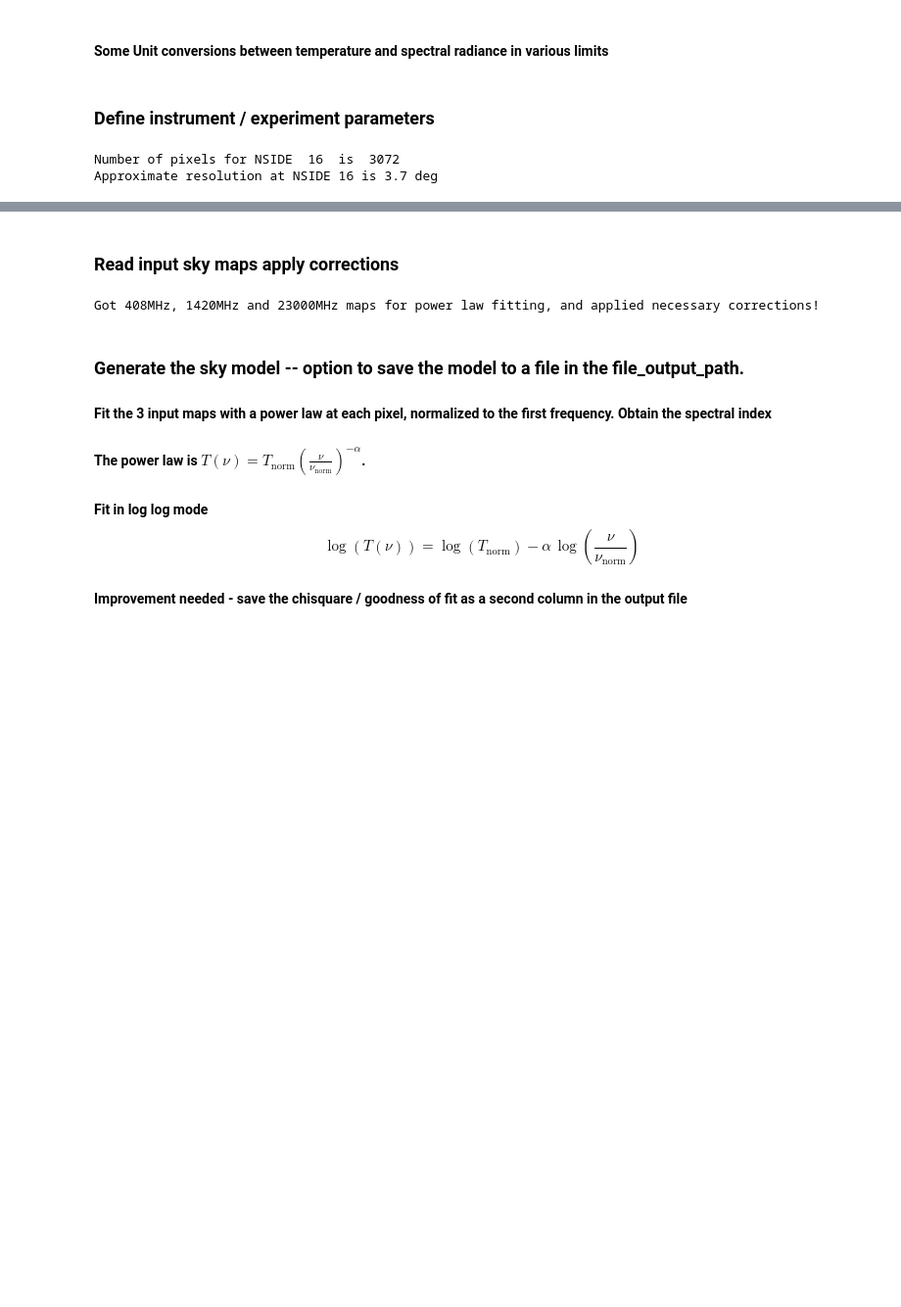
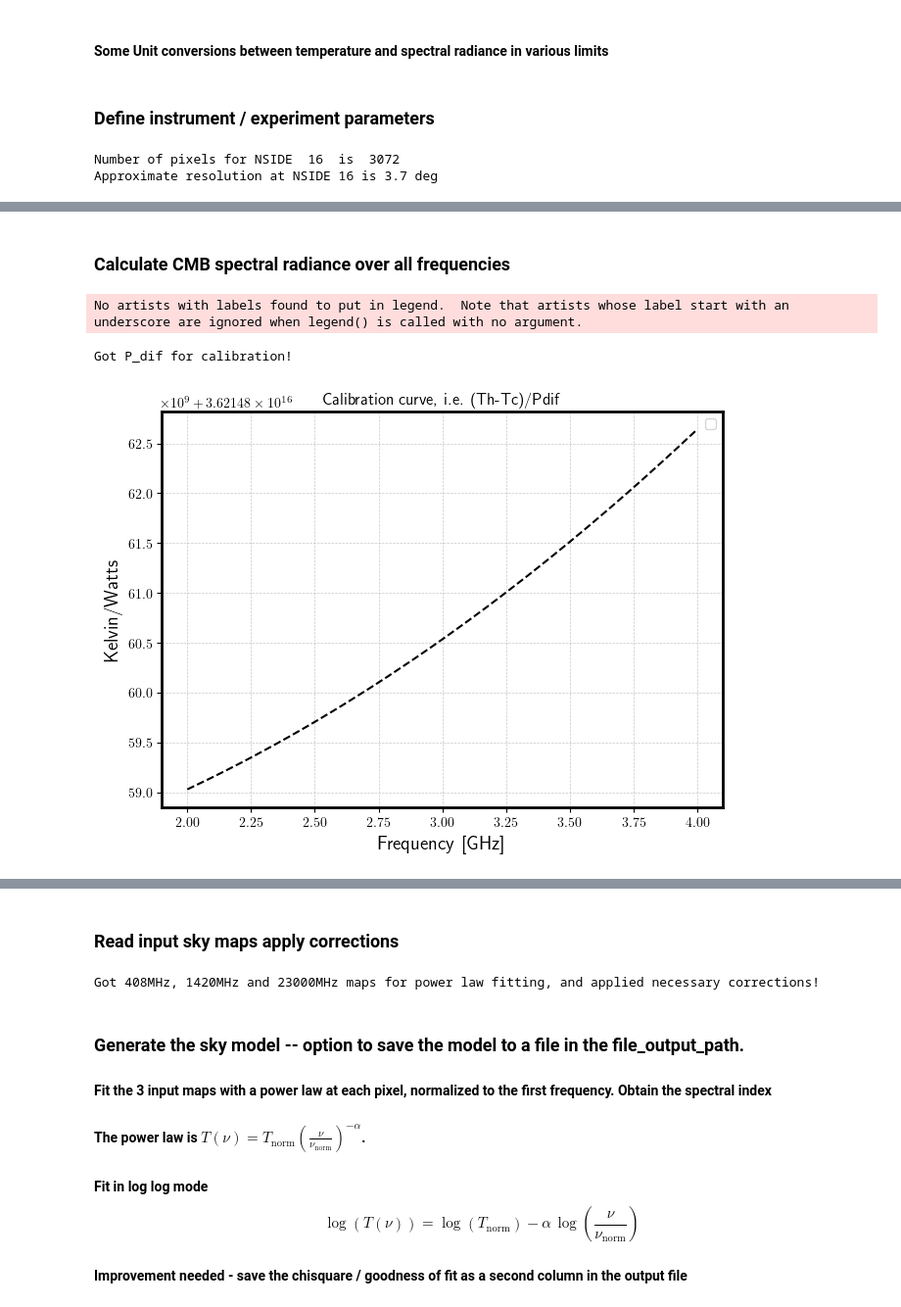
Before and after one commit to mayurisrao/APSERa, a Jupyter notebook: sky_spectrum_simulation_power_law_model.ipynb, the cells around one changed output, grey strips where cells are left out. Shown at 98% size. Cells and saved outputs as stored; diff of their text form; code cells hidden in the pictures; blank space fills up the shorter version.

```diff
--- a/sky_spectrum_simulation_power_law_model.ipynb
+++ b/sky_spectrum_simulation_power_law_model.ipynb
@@ -134,0 +175,2 @@ Approximate resolution at NSIDE 16 is 3.7 deg
+# %% [markdown]
+### Calculate CMB spectral radiance over all frequencies
@@ -135,3 +197,27 @@ Approximate resolution at NSIDE 16 is 3.7 deg
+# %%
+#P_hot and P_cold for calibration using Planck formula for spectral density of available noise power from resistor - per channel
+## Ref - see eqn 3 of paper here : https://tsapps.nist.gov/publication/get_pdf.cfm?pub_id=904009
+P_hot = (2*freq_res_Hz*h*freq*1e9)/(np.exp((h*freq*1e9)/(k*T_hot))-1)
+P_cold = (2*freq_res_Hz*h*freq*1e9)/(np.exp((h*freq*1e9)/(k*T_cold))-1)
+P_dif = P_hot - P_cold
+#print(P_hot)
+print("Got P_dif for calibration!")
+calibration_curve = (T_hot-T_cold)/P_dif
+fig, ax = plt.subplots(constrained_layout=True)
+ax.plot(freq,calibration_curve,c='k', ls='--')
+#plt.xscale("log")
+#plt.yscale("log")
+ax.set_xlabel("Frequency [GHz]", fontsize=14 )
+ax.set_ylabel("Kelvin/Watts",fontsize=14)
+# Formatting
+ax.set_title("Calibration curve, i.e. (Th-Tc)/Pdif")
+ax.grid(True, which="both", ls="--", lw=0.5, alpha=0.7)
+ax.legend(fontsize=10)
+plt.show()
+# %% [output]
+No artists with labels found to put in legend.  Note that artists whose label start with an underscore are ignored when legend() is called with no argument.
+Got P_dif for calibration!
+[figure, new version]
 # %%
 # Ask the user for a time
 user_input = input("Enter UTC time (YYYY-MM-DD HH:MM), or press Enter to use system time as UTC: ")
```
Also changed, not shown: parts of 12 cells of this notebook.
